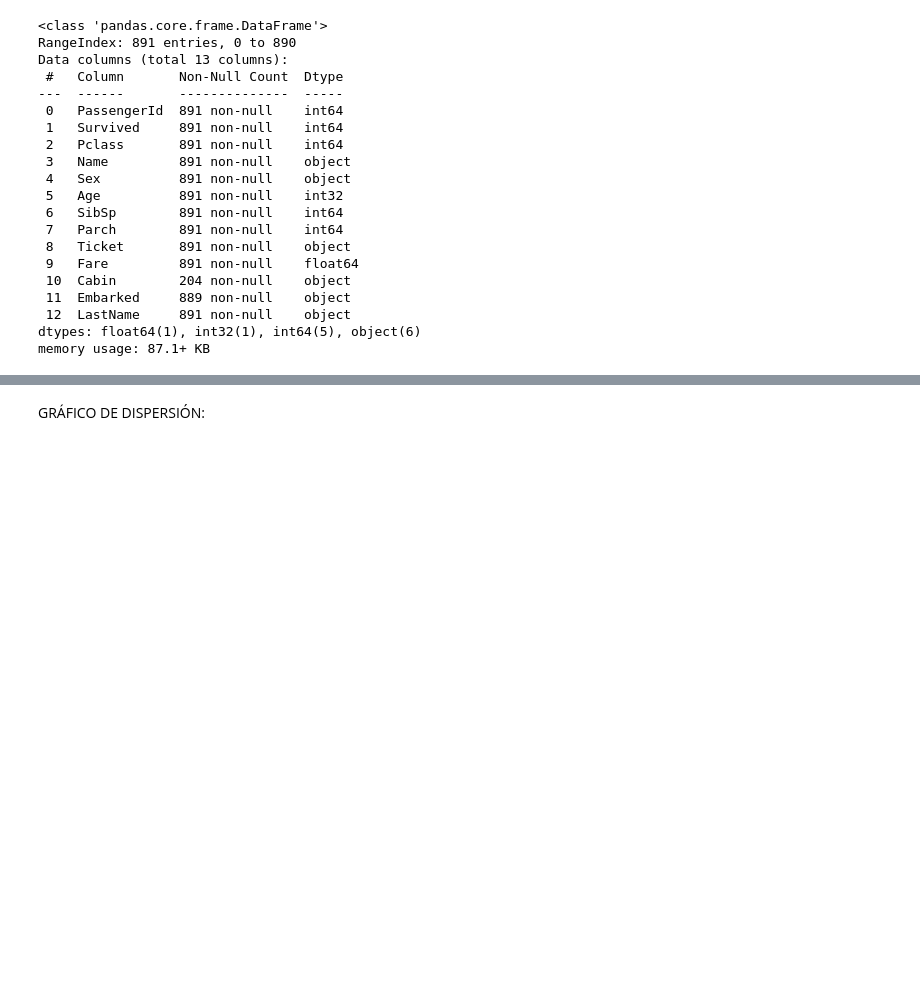
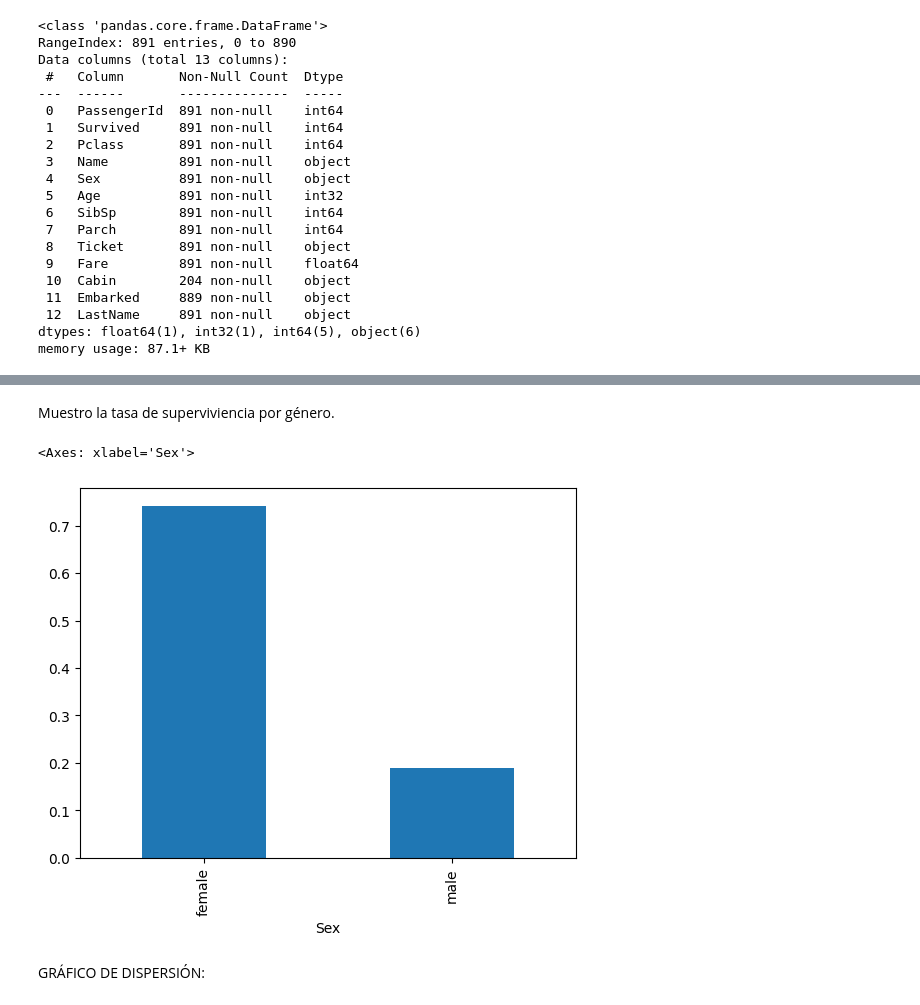
Before and after one commit to MartaTuka/TITANIC, a Jupyter notebook: titanic.ipynb, the cells around one changed output, grey strips where cells are left out. Saved outputs shown, nothing was run; the diff lists cells and outputs as text; code cells hidden in the pictures; blank space fills up the shorter version.

```diff
--- a/titanic.ipynb
+++ b/titanic.ipynb
@@ -275,3 +308,10 @@ memory usage: 87.1+ KB
+# %% [markdown]
+Muestro la tasa de superviviencia por género.
+# %%
+titanic.groupby('Sex')['Survived'].mean().plot(kind='bar')
+# %% [output]
+<Axes: xlabel='Sex'>
+[figure, added]
 # %% [markdown]
 GRÁFICO DE DISPERSIÓN:
 # %% [markdown]
```
Also changed, not shown: parts of 5 cells of this notebook.
